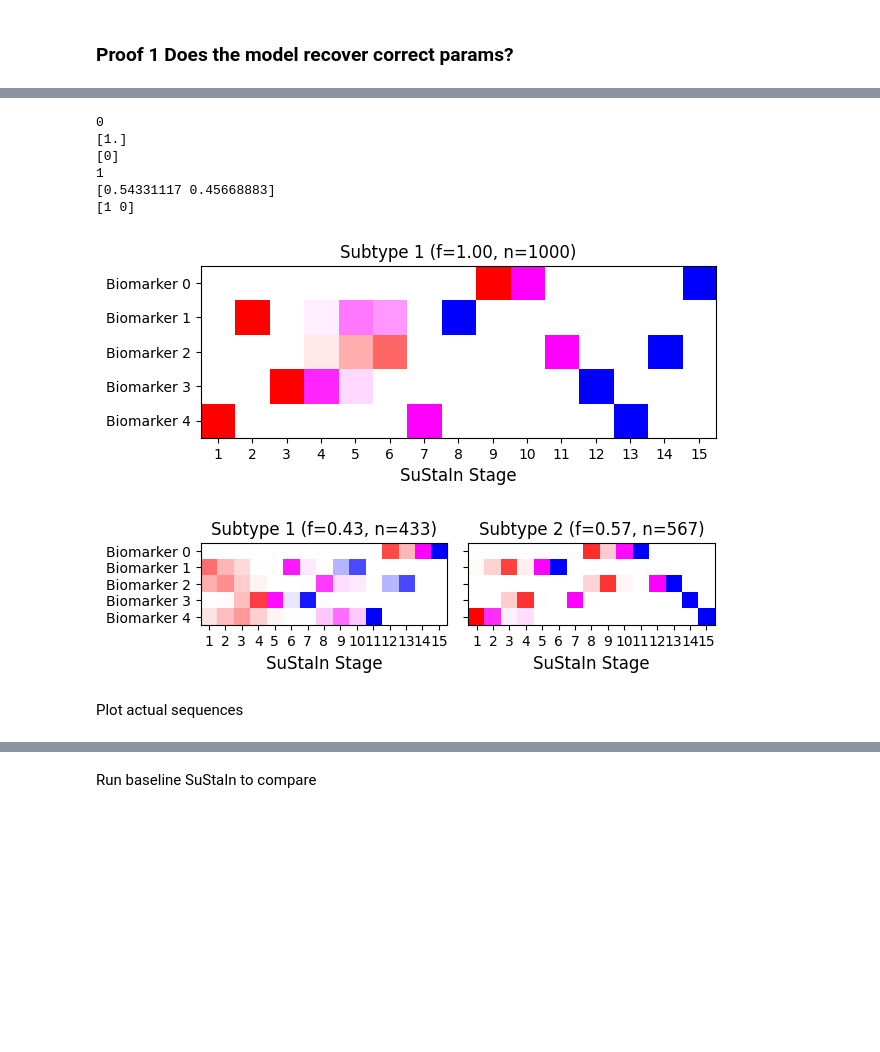
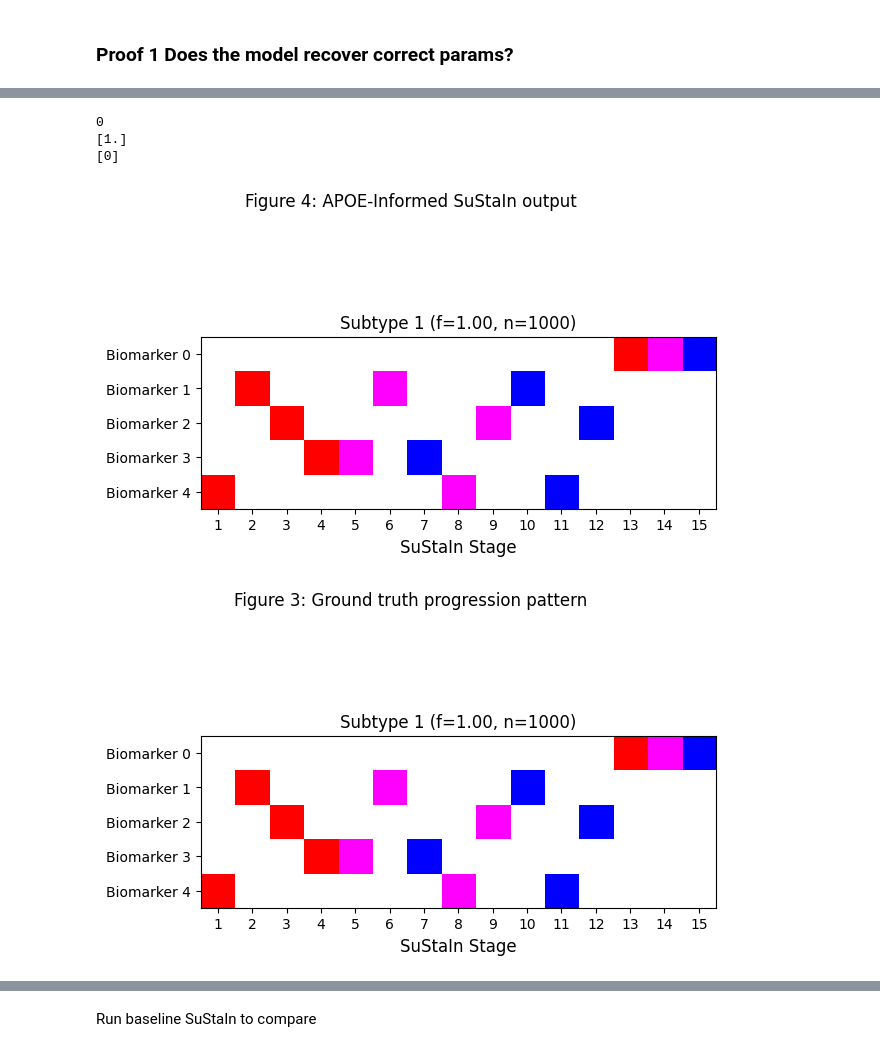
Before and after one commit to mihaelacr10/apoe4_informed, a Jupyter notebook: run_simulated_data.ipynb, the cells around one changed output, grey strips where cells are left out. Saved outputs shown, nothing was run; the diff lists cells and outputs as text; code cells hidden in the pictures; blank space fills up the shorter version.

```diff
--- a/run_simulated_data.ipynb
+++ b/run_simulated_data.ipynb
@@ -25,10 +25,17 @@ N_biomarkers = 5
 N_subtypes = 2
 gt_fractions = np.array([0.45, 0.55])
 
-# Define the explicit ground-truth genetic profiles for this sandbox run
+
+#Define the explicit ground-truth genetic profiles for this sandbox run
+W_true_target = np.array([
+    [0.80, 0.15, 0.05],  # Subtype 0: High Category 0 anchor
+    [0.10, 0.30, 0.60]   # Subtype 1: High Category 2 anchor
+])
+
+# #Uniform case
 # W_true_target = np.array([
-#     [0.80, 0.15, 0.05],  # Subtype 0: High Category 0 anchor
-#     [0.10, 0.30, 0.60]   # Subtype 1: High Category 2 anchor
+#     [1/3, 1/3, 1/3],  # Subtype 0: High Category 0 anchor
+#     [1/3, 1/3, 1/3]   # Subtype 1: High Category 2 anchor
 # ])
 
 print("Sandbox parameters initialized.")
@@ -37,11 +44,11 @@ Sandbox parameters initialized.
 # %%
-# Uniform case
-W_true_target = np.array([
-    [1/3, 1/3, 1/3],  # Subtype 0: High Category 0 anchor
-    [1/3, 1/3, 1/3]   # Subtype 1: High Category 2 anchor
-])
+# N_subtypes = 1
+# gt_fractions = np.array([1.0])
+# W_true_target = np.array([
+#     [1/3, 1/3, 1/3],  # Subtype 0: High Category 0 anchor[1/3, 1/3, 1/3]   # Subtype 1: High Category 2 anchor
+# ])
 
-print("Sandbox parameters initialized.")
+# print("Sandbox parameters initialized.")
 # %% [output]
 Sandbox parameters initialized.
 # %%
@@ -86,7 +93,7 @@ Generated data matrix shape: (1000, 5)
 Generated genetic vector shape: (1000,)
 # %%
 N_startpoints = 15
-N_S_max = 2
+N_S_max = N_subtypes
 N_iterations_MCMC = int(1e4)
 #output_folder = os.path.join(os.getcwd(), 'MRI_Sustain_5features_all')
 # %%
@@ -97,7 +104,7 @@ sustain_input = ZscoreSustain_APOE4(X_data,
                                 Z_max,
                                 BiomarkerNames,
                                 N_startpoints,
-                                N_subtypes,
+                                N_S_max,
                                 N_iterations_MCMC,
                                 output_folder,
                                 dataset_name,
@@ -238,33 +337,39 @@ fig1.savefig(output_folder+'/mcmc_histogram.png')
 # %%
 
+use_outlier = False
 for s in range(N_S_max):
     print(s)
     #s = 1 # 1 split = 2 subtypes
     M = len(X_data)
 
     # get the sample sequences and f
     pickle_filename_s = output_folder + '/pickle_files/' + dataset_name + '_subtype' + str(s) + '.pickle'
     pk = pandas.read_pickle(pickle_filename_s)
     samples_sequence = pk["samples_sequence"]
     samples_f = pk["samples_f"]
     ml_f_EM = pk["ml_f_EM"]
     print(ml_f_EM)
     if use_outlier:
         subtype_order = np.argsort(ml_f_EM[:-1])
     else:
         subtype_order = np.argsort(ml_f_EM)
     print(subtype_order)
     # use this information to plot the positional variance diagrams
     tmp=ZscoreSustain_APOE4._plot_sustain_model(sustain_input,samples_sequence,samples_f,M,subtype_order=subtype_order,biomarker_labels=BiomarkerNames)
     plt.savefig(output_folder + f"/pos_var_diagrams{s}.png")
+_ = plt.suptitle('Figure 4: APOE-Informed SuStaIn output')
+
+# Output a figure showing the ground truth
+gt_sequence = gt_ordering
+gt_f        = gt_fractions
+temp_gt_sequence = np.tile(np.reshape(gt_sequence,(gt_sequence.shape[0],gt_sequence.shape[1],1)),100)
+temp_gt_f = np.asarray(gt_f).reshape(len(gt_f),1)
+dynamic_gt_order = np.arange(gt_sequence.shape[0])
+ZscoreSustain_APOE4._plot_sustain_model(sustain_input,temp_gt_sequence,temp_gt_f,M,subtype_order=dynamic_gt_order)
+_ = plt.suptitle('Figure 3: Ground truth progression pattern')
 # %% [output]
 0
 [1.]
 [0]
-1
-[0.54331117 0.45668883]
-[1 0]
-[figure, old version]
+[figure, new version]
-[figure, old version]
+[figure, new version]
-# %% [markdown]
-Plot actual sequences
```
Also changed, not shown: parts of 22 cells of this notebook, 33 other files.
